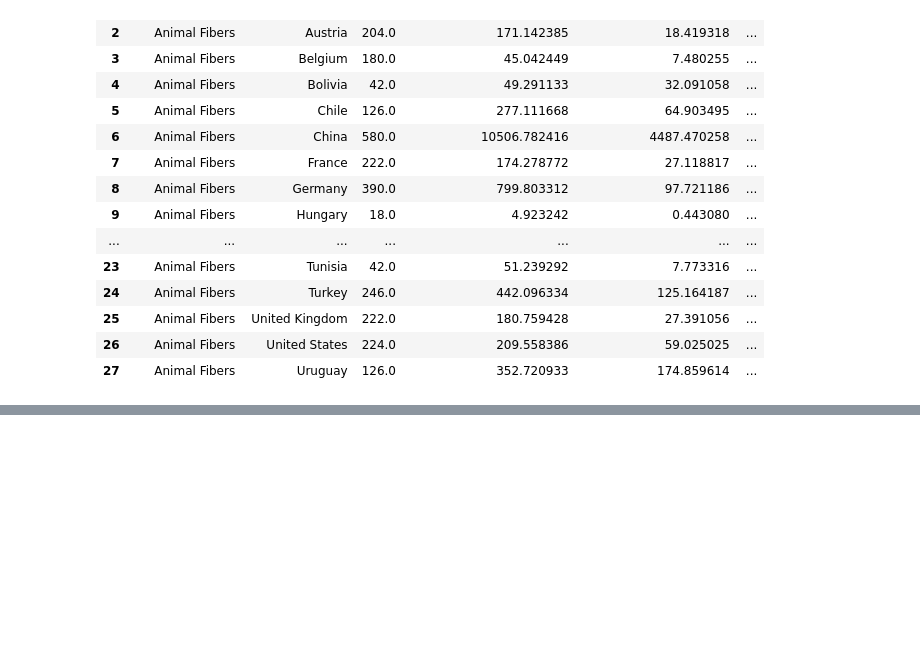
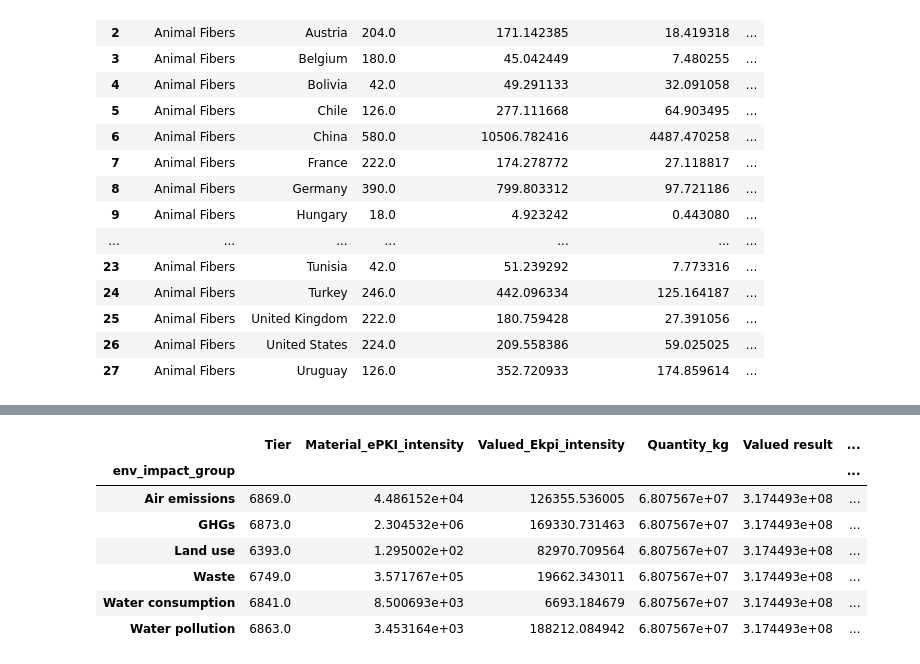
Before and after one commit to oulianov/kering-challenge, a Jupyter notebook: research.ipynb, the cells around one changed output, grey strips where cells are left out. Cells and saved outputs as stored; diff of their text form; code cells hidden in the pictures; blank space fills up the shorter version.

```diff
--- a/research.ipynb
+++ b/research.ipynb
@@ -93,0 +130,11 @@ AttributeError: 'StringMethods' object has no attribute 'append'
+# %%
+df_material_ekpi_agg.groupby(["env_impact_group"]).sum()
+# %% [output]
+|  | Tier | Material_ePKI_intensity | Valued_Ekpi_intensity | Quantity_kg | Valued result | ... |
+| env_impact_group |  |  |  |  |  | ... |
+| Air emissions | 6869.0 | 4.486152e+04 | 126355.536005 | 6.807567e+07 | 3.174493e+08 | ... |
+| GHGs | 6873.0 | 2.304532e+06 | 169330.731463 | 6.807567e+07 | 3.174493e+08 | ... |
+| Land use | 6393.0 | 1.295002e+02 | 82970.709564 | 6.807567e+07 | 3.174493e+08 | ... |
+| Waste | 6749.0 | 3.571767e+05 | 19662.343011 | 6.807567e+07 | 3.174493e+08 | ... |
+| Water consumption | 6841.0 | 8.500693e+03 | 6693.184679 | 6.807567e+07 | 3.174493e+08 | ... |
+| Water pollution | 6863.0 | 3.453164e+03 | 188212.084942 | 6.807567e+07 | 3.174493e+08 | ... |
```
Also changed, not shown: parts of 5 cells of this notebook, 3 other files.
